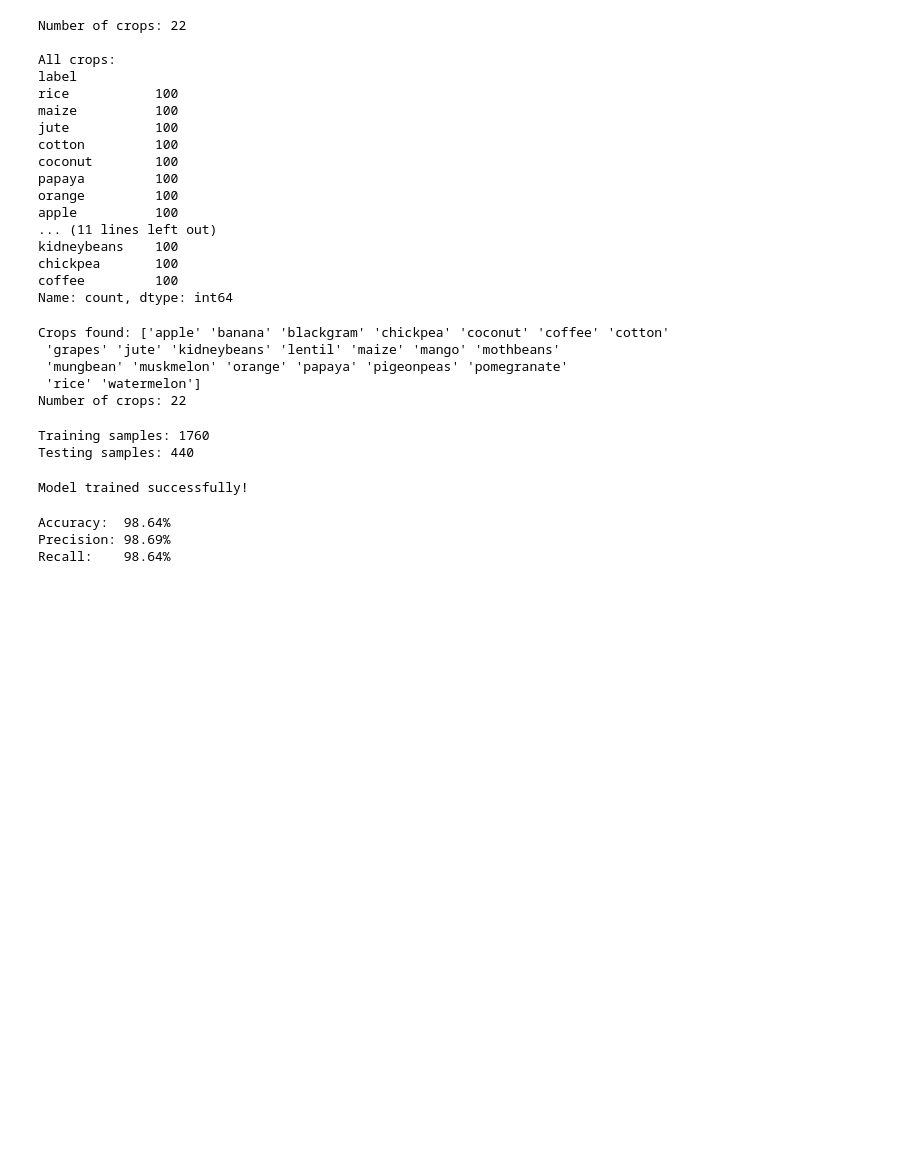
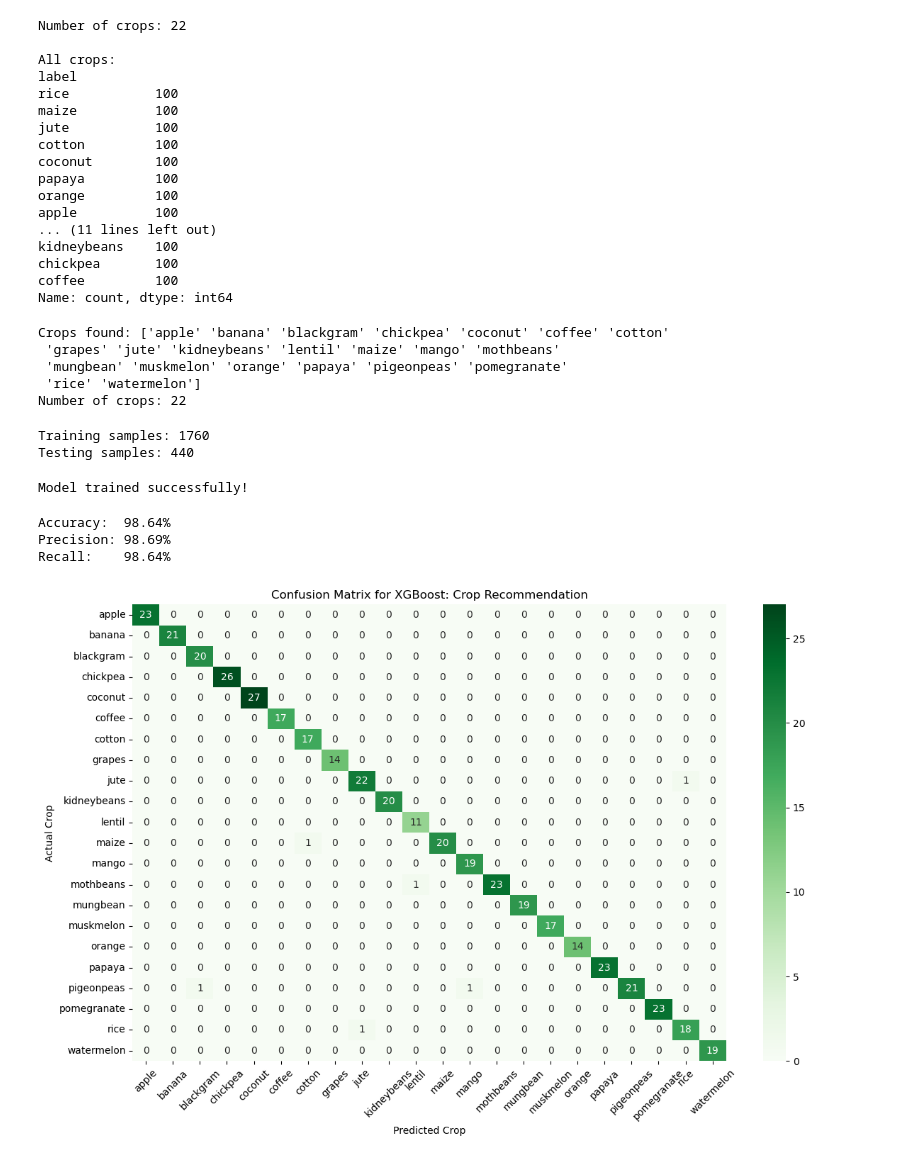
Before and after one commit to TINOZOERAMONA/croprecommendationproject, a Jupyter notebook: notebooks/XGBoost.ipynb, the cells around one changed output. Cells and saved outputs as stored; diff of their text form; code cells hidden in the pictures; blank space fills up the shorter version.

Commit message:
added the confusion mattrix

```diff
--- a/notebooks/XGBoost.ipynb
+++ b/notebooks/XGBoost.ipynb
@@ -138,6 +138,20 @@ print(f"Recall:    {recall}%")
 Accuracy:  98.64%
 Precision: 98.69%
 Recall:    98.64%
+# %%
+#confusion matrix
+plt.figure(figsize=(12, 8))
+sns.heatmap(cm, annot=True, fmt="d", cmap="Greens",  #annot is to show the numbers inside the cell and fmt is formatting to decimal
+            xticklabels=le.classes_, #label with crop names instead of numbers
+            yticklabels=le.classes_)
+plt.title("Confusion Matrix for XGBoost: Crop Recommendation System")
+plt.xlabel("Predicted Crop")
+plt.ylabel("Actual Crop")
+plt.xticks(rotation=45) #prevents overlapping of the crops
+plt.tight_layout()
+plt.show()
+# %% [output]
+[figure, added]
 # %%
 #!git add .
 #!git commit -m "a commit"
```
Also changed, not shown: parts of 1 cell of this notebook.
